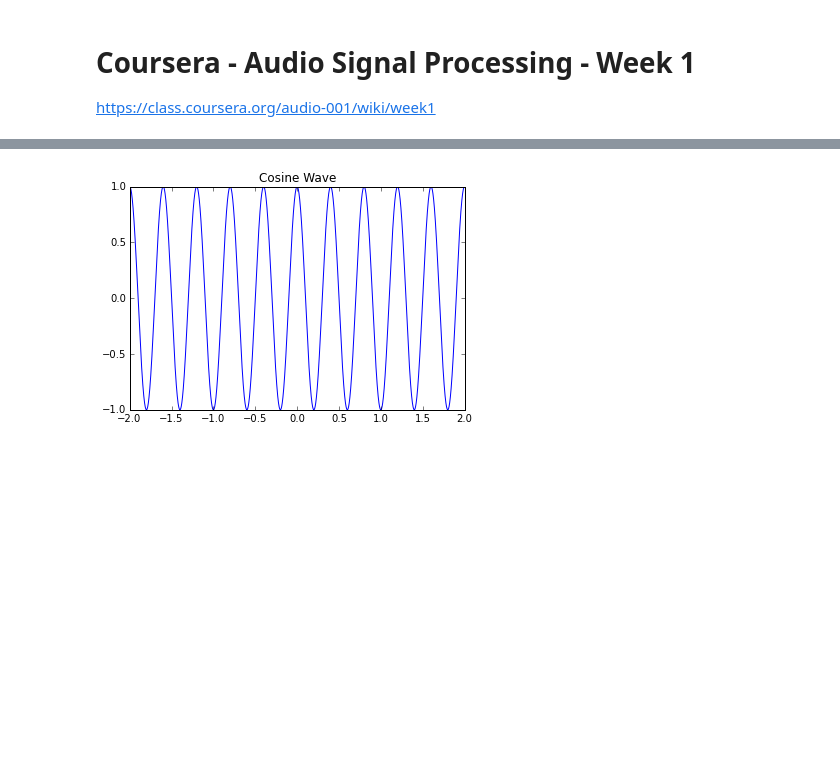
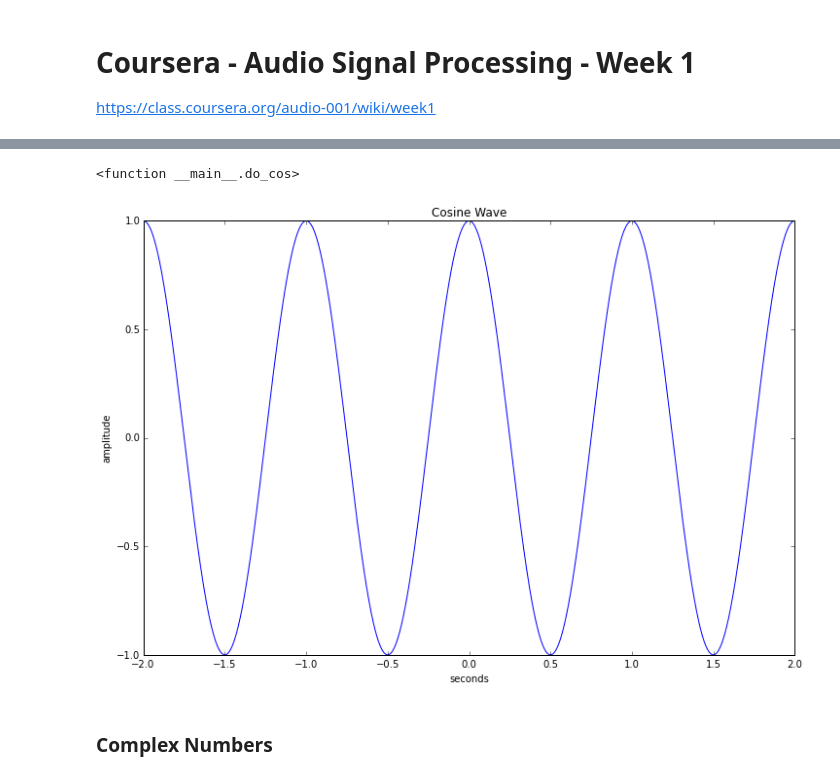
Before and after one commit to jackpien/ipython_notebooks, a Jupyter notebook: coursera_audio_signal_processing/Audio Signal Processing - Week 1.ipynb, the cells around one changed output, grey strips where cells are left out. Cells and saved outputs as stored; diff of their text form; code cells hidden in the pictures; blank space fills up the shorter version.

```diff
--- a/coursera_audio_signal_processing/Audio Signal Processing - Week 1.ipynb
+++ b/coursera_audio_signal_processing/Audio Signal Processing - Week 1.ipynb
@@ -29,29 +33,33 @@ $T=1/fs$ is the number of seconds in between each sample
 # %%
-def do_cos(A=1, n_start=-2, n_stop=2, fs=44100, f=1, phi=0):
+def do_cos(A=1, t_start=-2, t_stop=2, fs=44100, f=1, phi=0):
     # Given sampling freq per second, time period in seconds of each sample
     T = 1.0/fs
 
-    # Length of range
-    length_n = n_stop - n_start
+    # How many seconds are we sampling for
+    length_t = t_stop - t_start
 
-    # Each second has fs samples, each sample is T seconds long,
-    # so split the range up in to samples spaced T seconds in length
-    # and we have length_n of those samples.
-    n = np.arange(float(n_start), n_stop, T*length_n)
+    # The sampling index array - for the sampling range, spaced in T seconds.
+    t = np.arange(float(t_start), t_stop, T)
 
-    # We can also divide the range up into the number of samples
-    # equivalent to the sample freq fs.
-    # So above code is also equivalent to:
-    n = np.linspace(float(n_start), n_stop, fs*length_n)
+    # Code above is also equivalent to - sample index array of fs*length_t samples
+    #  samples per second * total number of seconds = number of samples
+    total_samples = fs*length_t
+    t = np.linspace(float(t_start), t_stop, total_samples)
 
     # A*cos(2*pi*freq*x + phi)
     # A*cos(wx + phi)
-    x = (2 * np.pi * f * n)
+    x = (2 * np.pi * f * t)
     y = A * np.cos(x + phi)
-    plt.plot(n, y)
+    fig = plt.figure(figsize=(12,8))
+    plt.plot(t, y)
+    plt.xlabel("seconds")
+    plt.ylabel("amplitude")
     plt.title('Cosine Wave')
 
-interact(do_cos, A=(0,5,0.2), n_start=(-10,10,1), n_stop=(-9,11,1), \
+interact(do_cos, A=(0,5,0.2), t_start=(-10,10,1), t_stop=(-9,11,1), \
         f=(0,10,0.5), fs = fixed(44100), phi=(-np.pi, np.pi, 0.1)) # sampling frequency
 # %% [output]
+<function __main__.do_cos>
-[figure, old version]
+[figure, new version]
+# %% [markdown]
+ ### Complex Numbers
```
Also changed, not shown: parts of 5 cells of this notebook.
